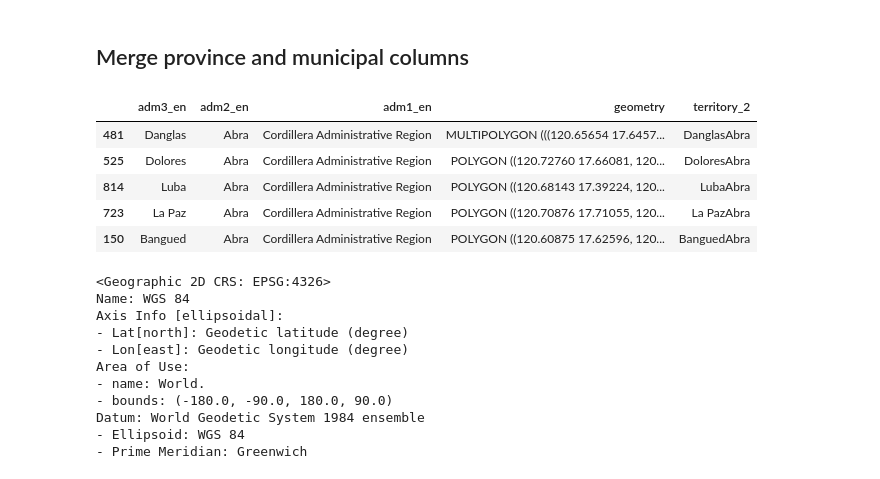
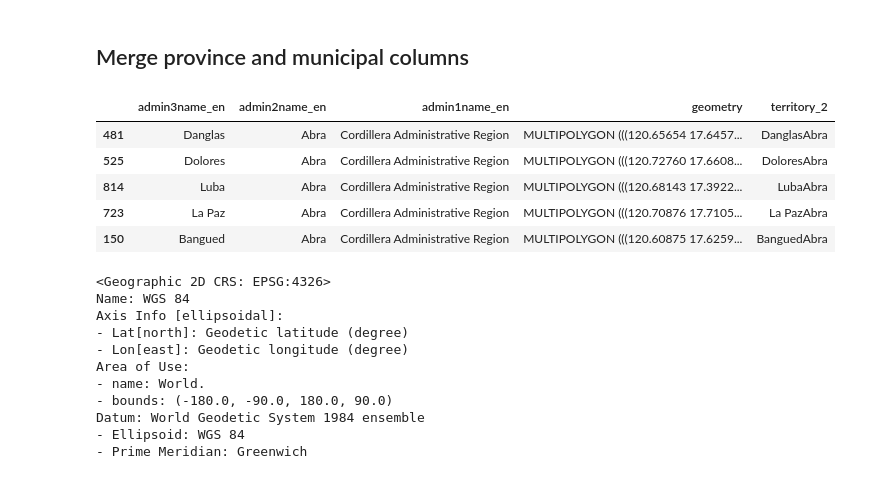
Before and after one commit to pmagtulis/covid-ph-map, a Jupyter notebook: notebooks/municipal_covid_cases.ipynb, the cells around one changed output. Cells and saved outputs as stored; diff of their text form; code cells hidden in the pictures.

```diff
--- a/notebooks/municipal_covid_cases.ipynb
+++ b/notebooks/municipal_covid_cases.ipynb
@@ -130,6 +130,6 @@ municipal.head()
 # %% [markdown]
 ## Drop unncessary columns and lower headers
 # %%
-municipal = municipal.drop(['ADM3_PCODE', 'ADM3_REF','ADM3ALT1EN', 'ADM3ALT2EN', 'ADM2_PCODE', 'ADM1_PCODE', 'Shape_Leng', 'Shape_Area', 'ADM0_EN', 'date', 'validOn', 'validTo'], axis=1)
+municipal = municipal.drop(['admin3Pcode', 'admin3RefName','admin3AltName1_en', 'admin3AltName2_en', 'admin2Pcode', 'admin1Pcode', 'Shape_Length', 'Shape_Area', 'admin0Name_en', 'admin0Pcode', 'date', 'validOn', 'validTo'], axis=1)
 municipal.head()
 # %% [output]
@@ -142,5 +142,3 @@ municipal.head()
-# %%
-municipal = municipal.drop('ADM0_PCODE', axis=1)
 # %%
 municipal.columns = municipal.columns.str.lower()
 municipal
@@ -163,6 +161,6 @@ municipal
 
 Because of large number of cities and municipalities, we need to sort to make it easier for us to match with those in the dataset. We will be using the province column for this.
 # %%
-municipal = municipal.sort_values('adm2_en')
+municipal = municipal.sort_values('admin2name_en')
 municipal.head()
 # %% [output]
@@ -177,25 +175,25 @@ municipal.head()
 
 This is so the names of provinces and municipalities are consistent with that of our dataset which we will merge with this file. We did this for the dataset as well.
 # %%
-municipal.adm2_en = municipal.adm2_en.str.replace('Compostela Valley', "Davao de Oro", regex=False)
-municipal.adm2_en = municipal.adm2_en.str.replace('NCR, City of Manila, First District', "NCR", regex=False)
-municipal.adm2_en = municipal.adm2_en.str.replace('NCR, Second District', "NCR", regex=False)
-municipal.adm2_en = municipal.adm2_en.str.replace('NCR, Third District', "NCR", regex=False)
-municipal.adm2_en = municipal.adm2_en.str.replace('NCR, Fourth District', "NCR", regex=False)
-municipal.adm3_en = municipal.adm3_en.str.replace('Ozamis City', "Ozamiz City", regex=False)
-municipal.adm3_en = municipal.adm3_en.str.replace('Quiapo', "City of Manila", regex=False) #dummy for entire Manila.
+municipal.admin2name_en = municipal.admin2name_en.str.replace('Compostela Valley', "Davao de Oro", regex=False)
+municipal.admin2name_en = municipal.admin2name_en.str.replace('NCR, City of Manila, First District', "NCR", regex=False)
+municipal.admin2name_en = municipal.admin2name_en.str.replace('NCR, Second District', "NCR", regex=False)
+municipal.admin2name_en = municipal.admin2name_en.str.replace('NCR, Third District', "NCR", regex=False)
+municipal.admin2name_en = municipal.admin2name_en.str.replace('NCR, Fourth District', "NCR", regex=False)
+municipal.admin3name_en = municipal.admin3name_en.str.replace('Ozamis City', "Ozamiz City", regex=False)
+municipal.admin3name_en = municipal.admin3name_en.str.replace('Quiapo', "City of Manila", regex=False) #dummy for entire Manila.
 # %% [markdown]
 ## Merge province and municipal columns
 # %%
-municipal['territory_2']= municipal.adm3_en + municipal.adm2_en
+municipal['territory_2']= municipal.admin3name_en + municipal.admin2name_en
 municipal.head()
 # %% [output]
-|  | adm3_en | adm2_en | adm1_en | geometry | territory_2 |
+|  | admin3name_en | admin2name_en | admin1name_en | geometry | territory_2 |
 | 481 | Danglas | Abra | Cordillera Administrative Region | MULTIPOLYGON (((120.65654 17.6457... | DanglasAbra |
-| 525 | Dolores | Abra | Cordillera Administrative Region | POLYGON ((120.72760 17.66081, 120... | DoloresAbra |
-| 814 | Luba | Abra | Cordillera Administrative Region | POLYGON ((120.68143 17.39224, 120... | LubaAbra |
-| 723 | La Paz | Abra | Cordillera Administrative Region | POLYGON ((120.70876 17.71055, 120... | La PazAbra |
-| 150 | Bangued | Abra | Cordillera Administrative Region | POLYGON ((120.60875 17.62596, 120... | BanguedAbra |
+| 525 | Dolores | Abra | Cordillera Administrative Region | MULTIPOLYGON (((120.72760 17.6608... | DoloresAbra |
+| 814 | Luba | Abra | Cordillera Administrative Region | MULTIPOLYGON (((120.68143 17.3922... | LubaAbra |
+| 723 | La Paz | Abra | Cordillera Administrative Region | MULTIPOLYGON (((120.70876 17.7105... | La PazAbra |
+| 150 | Bangued | Abra | Cordillera Administrative Region | MULTIPOLYGON (((120.60875 17.6259... | BanguedAbra |
 # %%
 municipal.crs
 # %% [output]
```
Also changed, not shown: parts of 23 cells of this notebook, 9 other files.
